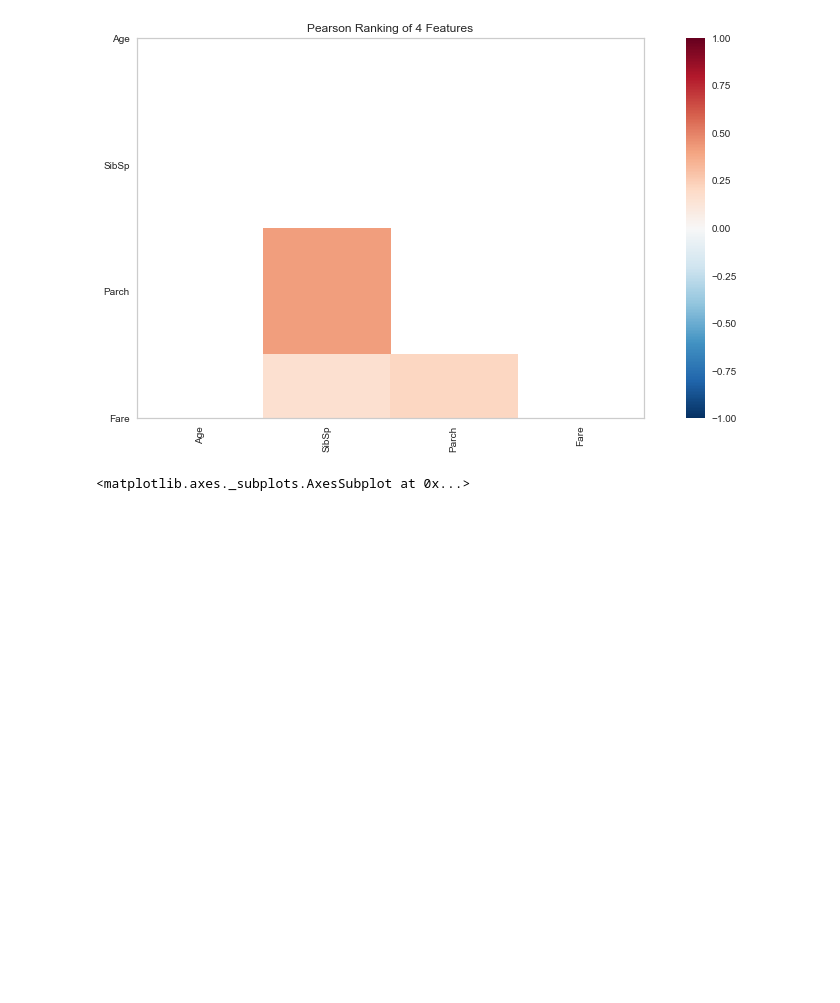
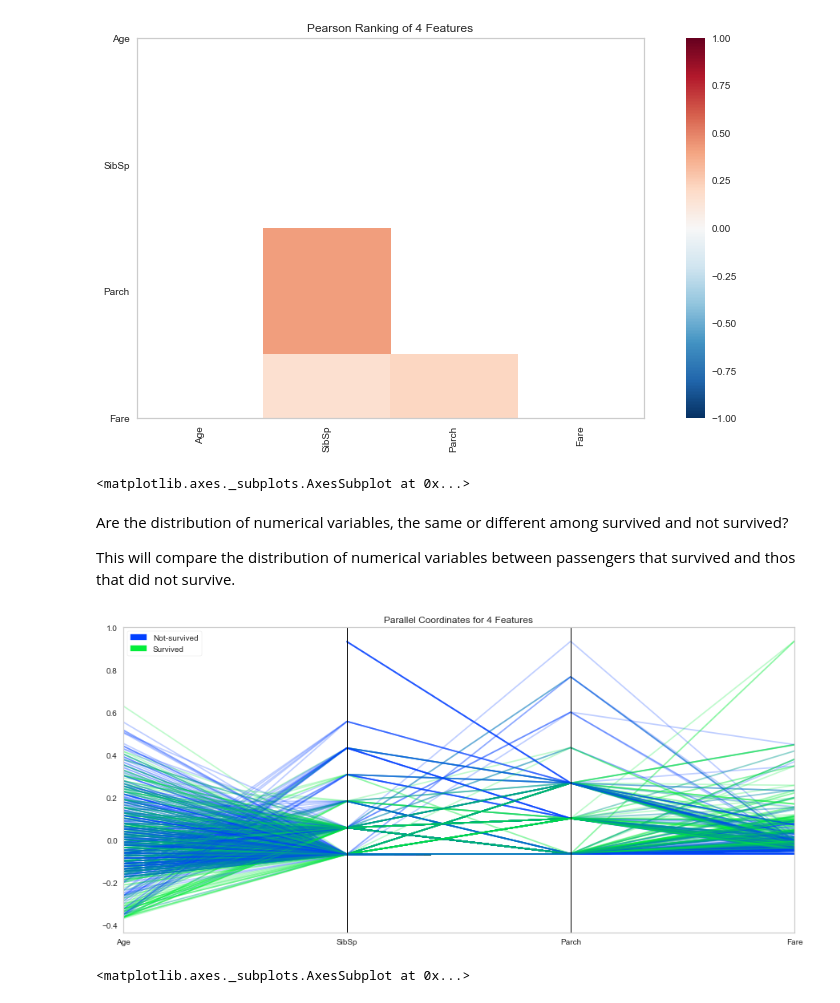
Before and after one commit to kdenny25/Titanic-Survival-Analysis, a Jupyter notebook: Titanic Survivor Analysis.ipynb, the cells around one changed output. Drawn from its saved outputs; the diff is of its cells as text; code cells hidden in the pictures; blank space fills up the shorter version.

```diff
--- a/Titanic Survivor Analysis.ipynb
+++ b/Titanic Survivor Analysis.ipynb
@@ -201,3 +201,49 @@ visualizer.poof()
 # %% [output]
 [figure]
 <matplotlib.axes._subplots.AxesSubplot at 0x...>
+# %% [markdown]
+Are the distribution of numerical variables, the same or different among survived and not survived?
+
+This will compare the distribution of numerical variables between passengers that survived and thos that did not survive.
+# %%
+# set up the figure size
+%matplotlib inline
+plt.rcParams['figure.figsize'] = (15, 7)
+plt.rcParams['font.size'] = 50
+
+# setup the color for yellowbrick visulizer
+from yellowbrick.style import set_palette
+set_palette('sns_bright')
+
+# import packages
+from yellowbrick.features import ParallelCoordinates
+
+# Specify the features of interest and the classes of the target
+classes = ['Not-survived', 'Survived']
+num_features = ['Age', 'SibSp', 'Parch', 'Fare']
+
+# copy data to a new dataframe
+data_norm = data.copy()
+
+# normalize data to 0-1 range
+for feature in num_features:
+    data_norm[feature] = (data[feature] - data[feature].mean(skipna=True)) / (data[feature].max(skipna=True) - data[feature].min(skipna=True))
+
+# Extract the numpy arrays from the data frame
+X = data_norm[num_features].as_matrix()
+y = data.Survived.as_matrix()
+
+# Instantiate the visualizer
+visualizer = ParallelCoordinates(classes=classes, features=num_features)
+
+# Fit the data to the visualizer
+visualizer.fit(X, y)
+
+# Transform the data
+visualizer.transform(X)
+
+# Draw/show/poof the data
+visualizer.poof()
+# %% [output]
+[figure, added]
+<matplotlib.axes._subplots.AxesSubplot at 0x...>
```
